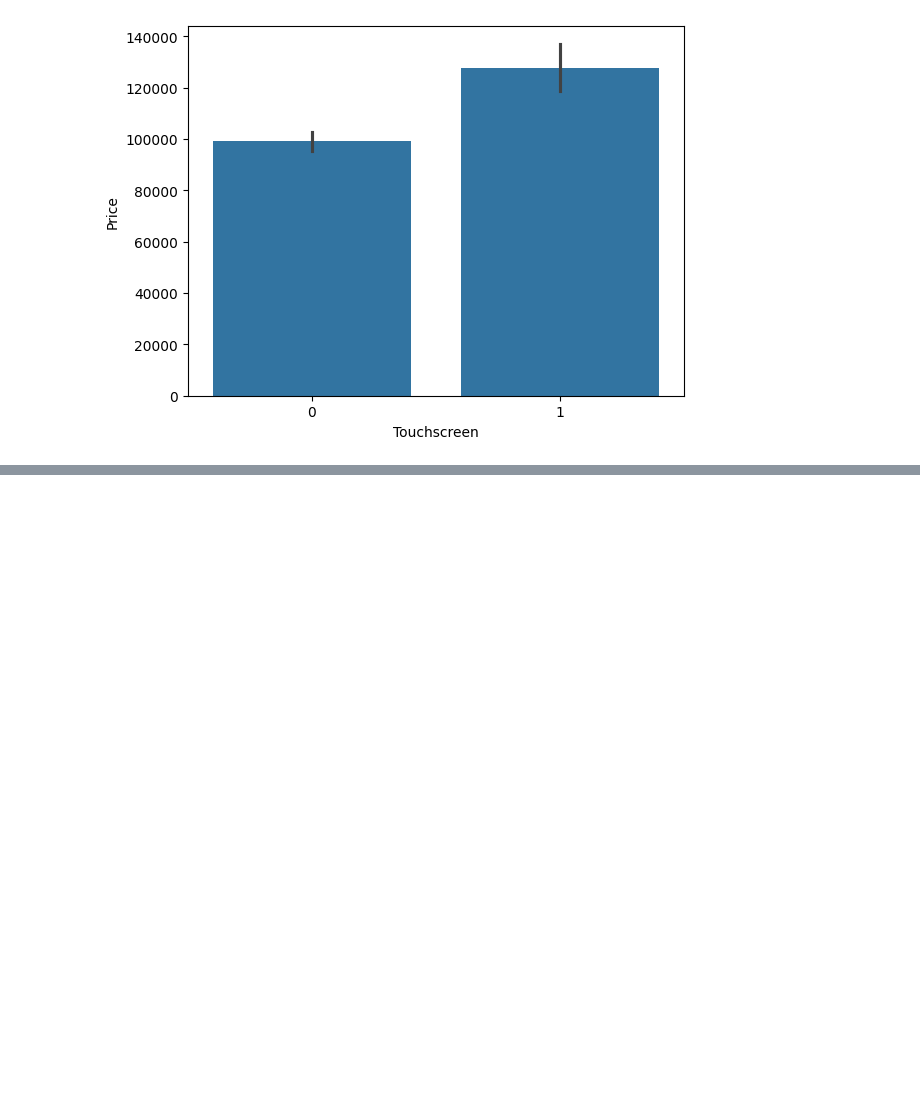
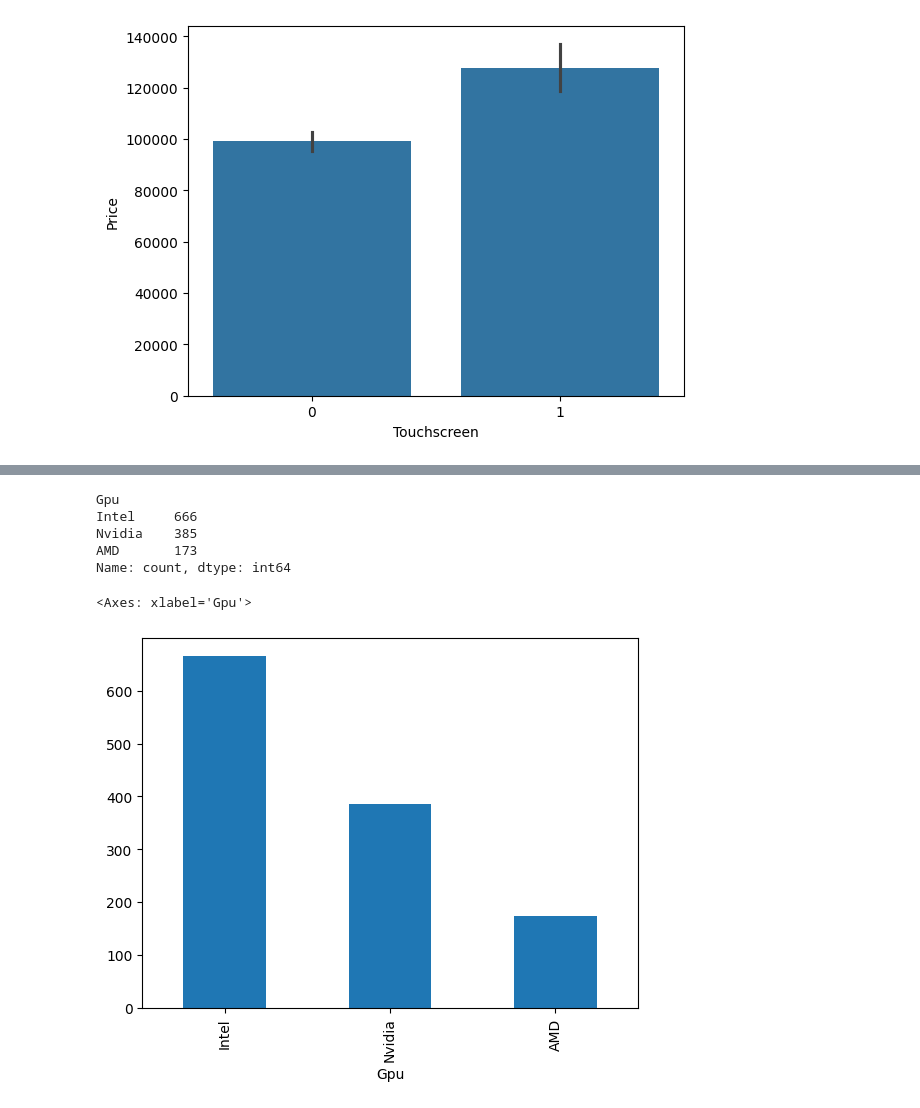
Before and after one commit to Azib-Spectrum/G7CR_DataScience_Aug2024, a Jupyter notebook: laptop_price_prediction.ipynb, the cells around one changed output, grey strips where cells are left out. Saved outputs shown, nothing was run; the diff lists cells and outputs as text; code cells hidden in the pictures; blank space fills up the shorter version.

```diff
--- a/laptop_price_prediction.ipynb
+++ b/laptop_price_prediction.ipynb
@@ -681,0 +749,15 @@ sns.barplot(x=df['Touchscreen'],y=df['Price'])
+# %%
+df['Gpu']=df['Gpu'].apply(lambda x:x.split()[0])
+# %%
+df['Gpu'].value_counts()
+# %% [output]
+Gpu
+Intel     666
+Nvidia    385
+AMD       173
+Name: count, dtype: int64
+# %%
+df['Gpu'].value_counts().plot(kind='bar')
+# %% [output]
+<Axes: xlabel='Gpu'>
+[figure, added]
```
Also changed, not shown: parts of 46 cells of this notebook.
